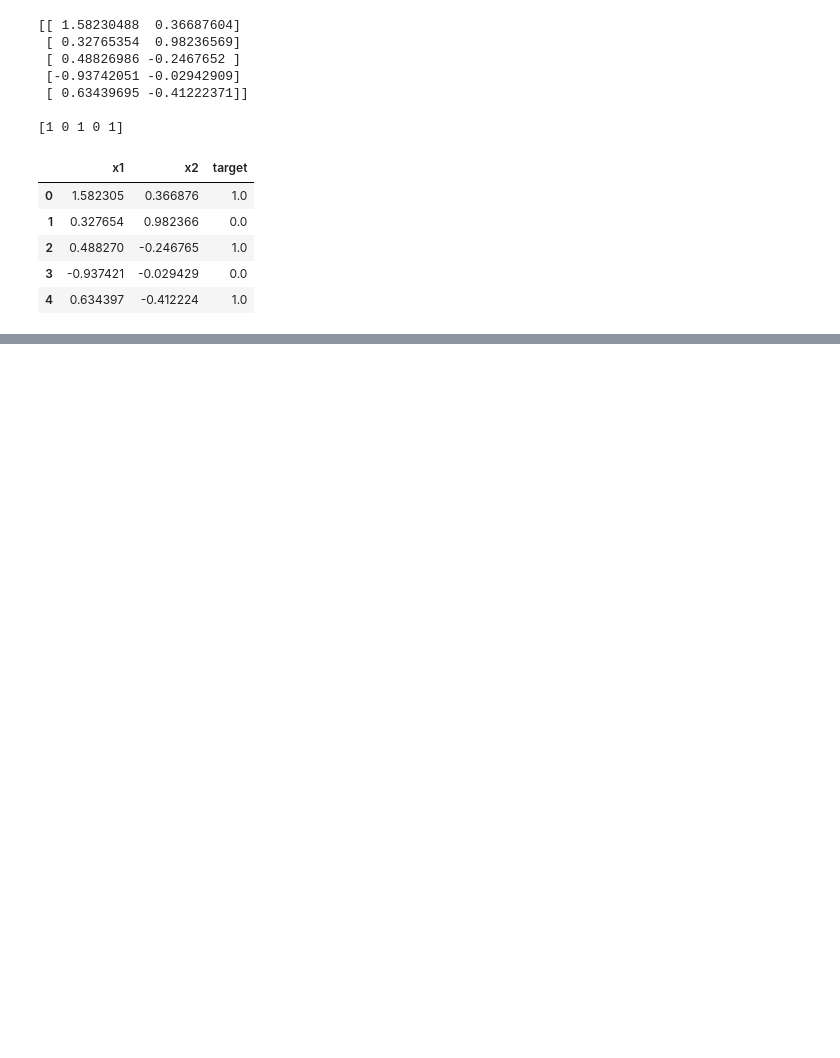
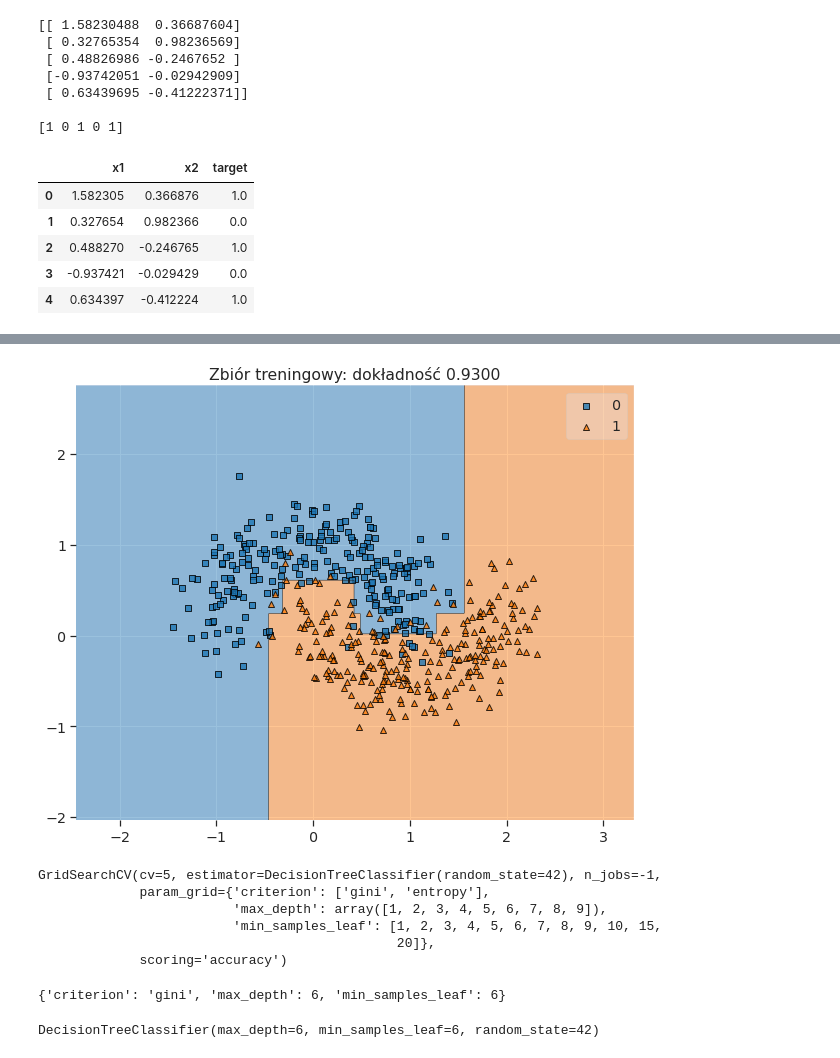
Before and after one commit to adrian5520/Machine-learning, a Jupyter notebook: supervised/04_model_selection.ipynb, the cells around one changed output, grey strips where cells are left out. Saved outputs shown, nothing was run; the diff lists cells and outputs as text; code cells hidden in the pictures; blank space fills up the shorter version.

```diff
--- a/supervised/04_model_selection.ipynb
+++ b/supervised/04_model_selection.ipynb
@@ -37,0 +98,33 @@ df.head()
+# %%
+plt.figure(figsize=(10,8))
+plot_decision_regions(X_test, y_test, grid_search)
+plt.title(f'Zbiór treningowy: dokładność {grid_search.score(X_test, y_test):.4f}')
+plt.show()
+# %% [output]
+[figure, added]
+# %%
+from sklearn.model_selection import GridSearchCV
+
+classifier = DecisionTreeClassifier(random_state=42)
+
+param_grid = {'criterion': ['gini', 'entropy'],
+              'max_depth': np.arange(1, 10),
+              'min_samples_leaf': [1, 2, 3, 4, 5, 6, 7, 8, 9, 10, 15, 20]}
+
+grid_search = GridSearchCV(classifier, param_grid=param_grid, n_jobs=-1, scoring='accuracy', cv=5)
+grid_search.fit(X_train, y_train)
+# %% [output]
+GridSearchCV(cv=5, estimator=DecisionTreeClassifier(random_state=42), n_jobs=-1,
+             param_grid={'criterion': ['gini', 'entropy'],
+                         'max_depth': array([1, 2, 3, 4, 5, 6, 7, 8, 9]),
+                         'min_samples_leaf': [1, 2, 3, 4, 5, 6, 7, 8, 9, 10, 15,
+                                              20]},
+             scoring='accuracy')
+# %%
+grid_search.best_params_
+# %% [output]
+{'criterion': 'gini', 'max_depth': 6, 'min_samples_leaf': 6}
+# %%
+grid_search.best_estimator_
+# %% [output]
+DecisionTreeClassifier(max_depth=6, min_samples_leaf=6, random_state=42)
```
Also changed, not shown: parts of 15 cells of this notebook.
